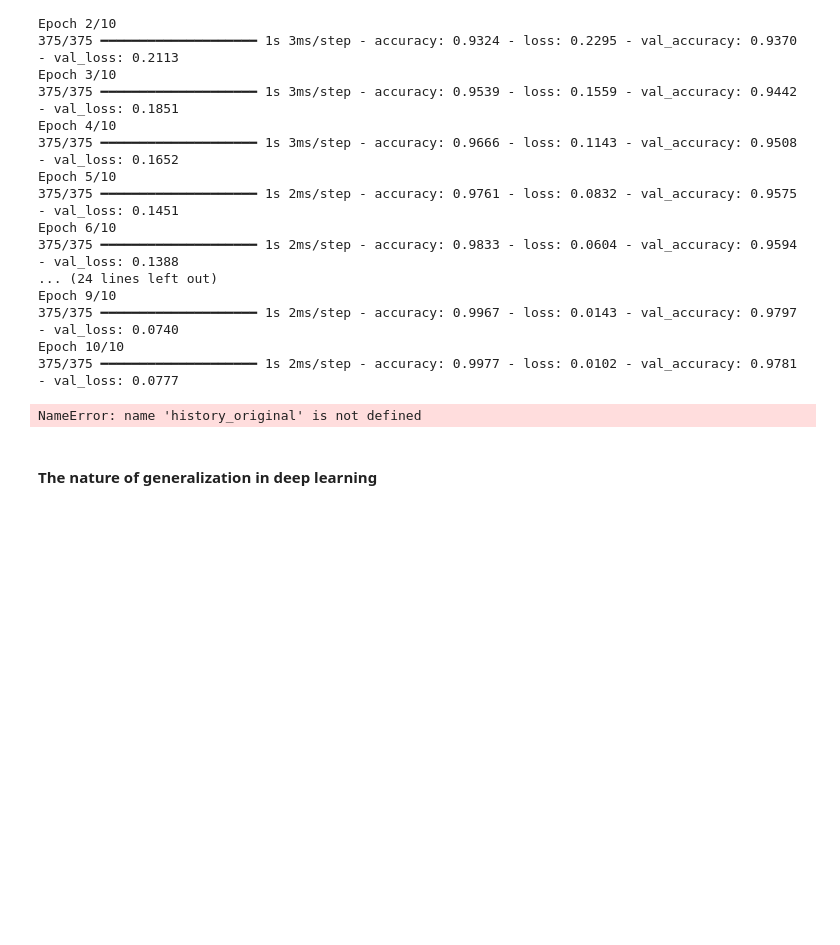
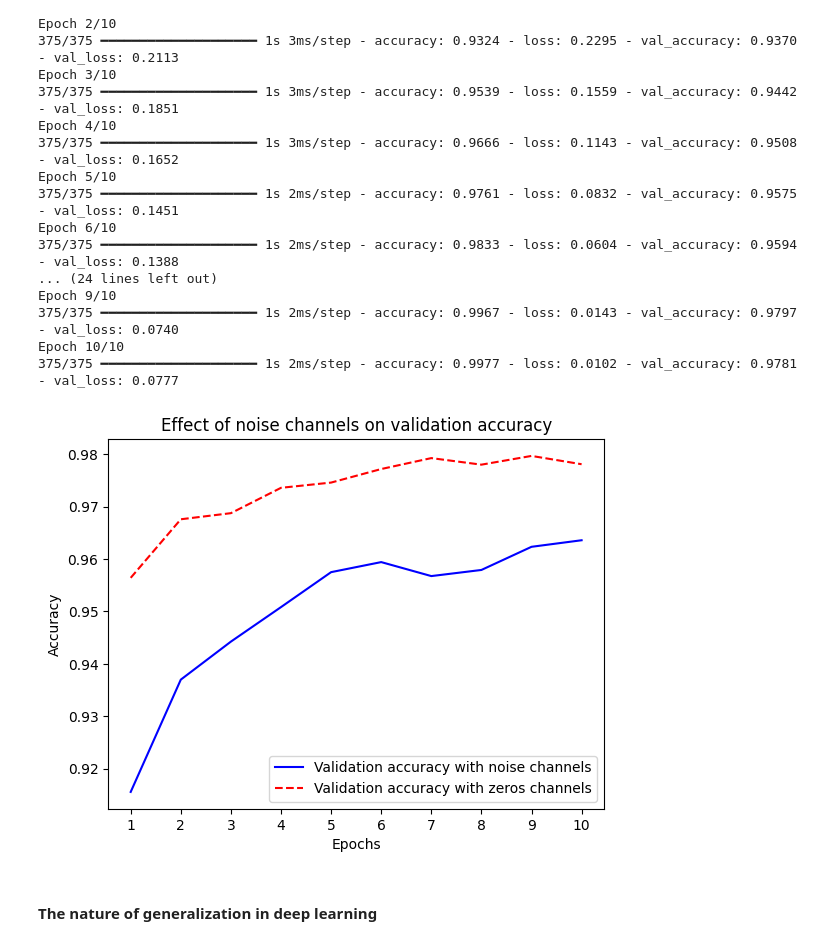
Before and after one commit to pel-Byte/pel, a Jupyter notebook: chapter05_fundamentals_of_ml.ipynb, the cells around one changed output. Drawn from its saved outputs; the diff is of its cells as text; code cells hidden in the pictures; blank space fills up the shorter version.

```diff
--- a/chapter05_fundamentals_of_ml.ipynb
+++ b/chapter05_fundamentals_of_ml.ipynb
@@ -115,30 +115,29 @@ Epoch 10/10
 # %%
 import matplotlib.pyplot as plt
 
-val_acc_original = history_original.history["val_accuracy"]
 val_acc_noise = history_noise.history["val_accuracy"]
 val_acc_zeros = history_zeros.history["val_accuracy"]
 epochs = range(1, 11)
 plt.plot(
     epochs,
     val_acc_noise,
     "b-",
     label="Validation accuracy with noise channels",
 )
 plt.plot(
     epochs,
     val_acc_zeros,
     "r--",
     label="Validation accuracy with zeros channels",
 )
 plt.title("Effect of noise channels on validation accuracy")
 plt.xlabel("Epochs")
 plt.xticks(epochs)
 plt.ylabel("Accuracy")
 plt.legend()
 plt.show()
 # %% [output]
-NameError: name 'history_original' is not defined
+[figure, added]
 # %% [markdown]
 #### The nature of generalization in deep learning
 # %%
```
